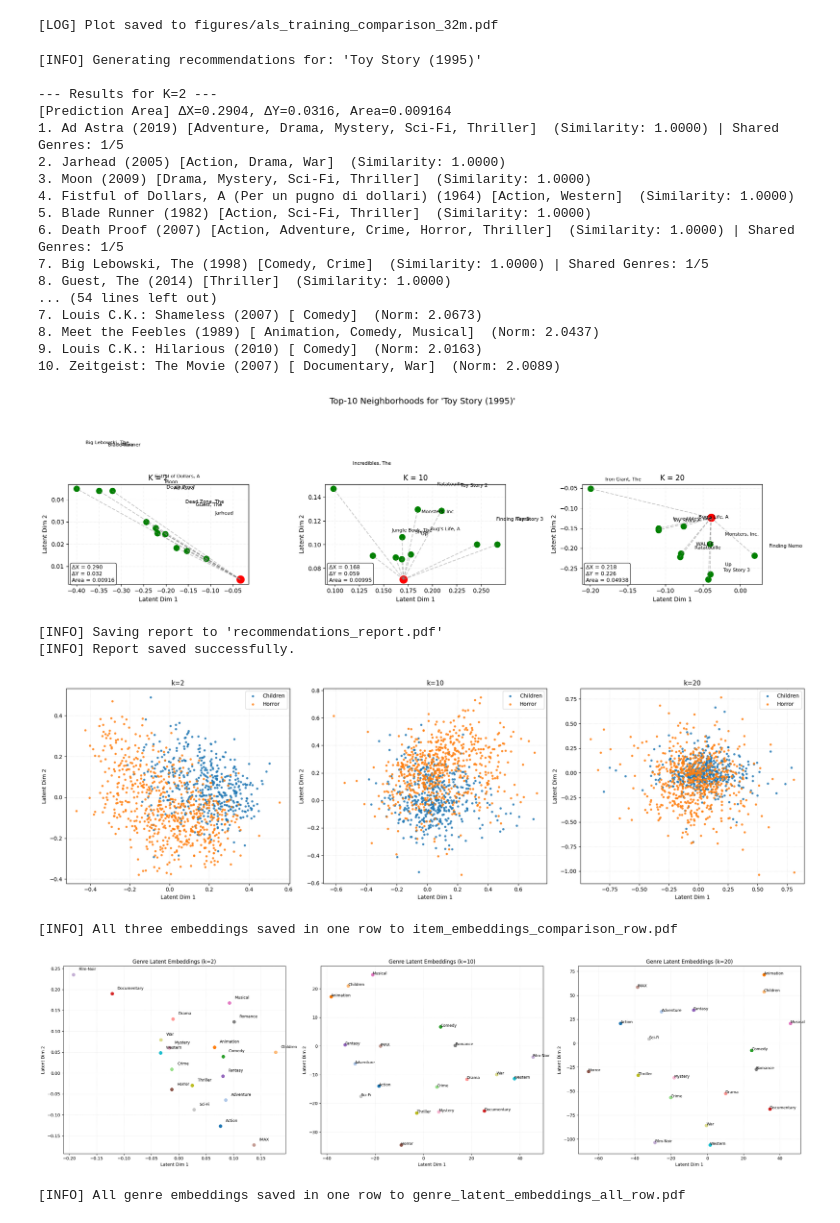
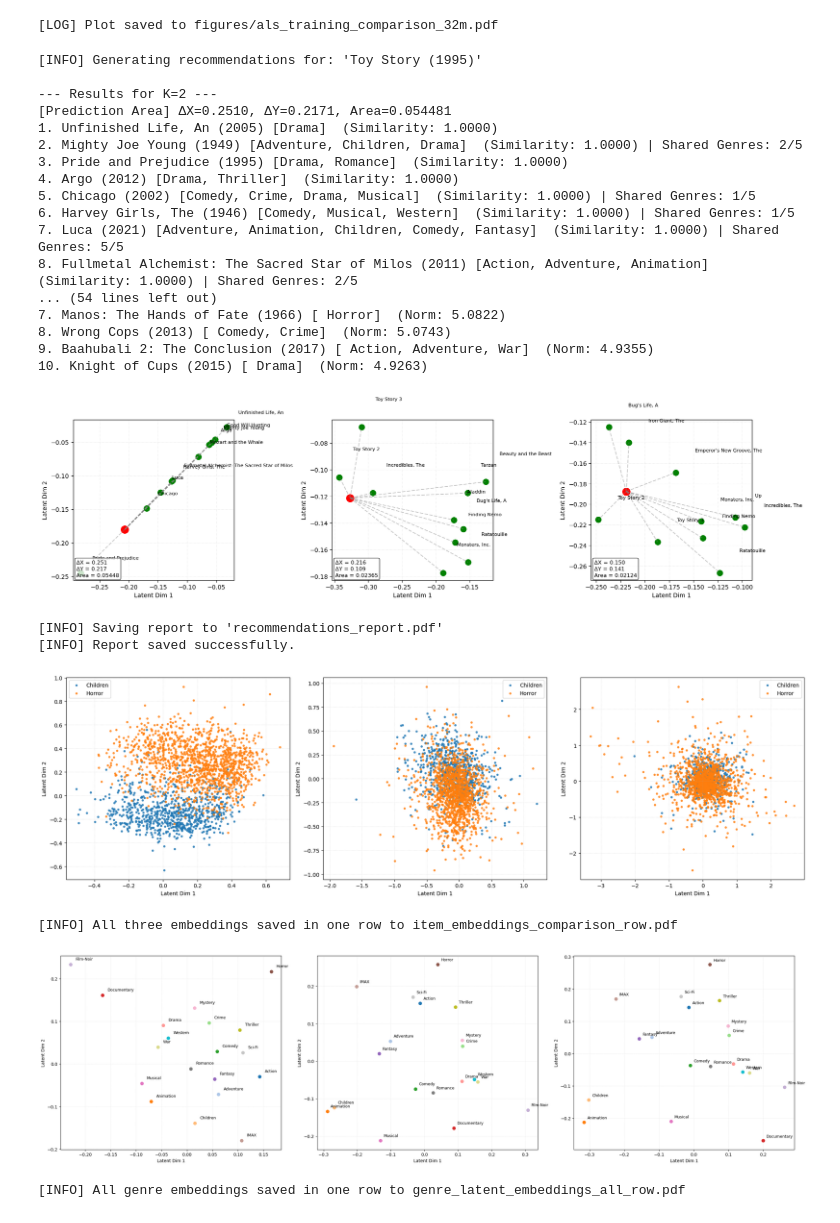
Before and after one commit to DanielAyomide-git/applied-ml-at-scale-aims2025, a Jupyter notebook: Applied_ML_at_scale.ipynb, the cells around one changed output. Saved outputs shown, nothing was run; the diff lists cells and outputs as text; code cells hidden in the pictures.

```diff
--- a/Applied_ML_at_scale.ipynb
+++ b/Applied_ML_at_scale.ipynb
@@ -699,7 +699,7 @@ if 'movie_counts' not in locals():
     print("[INFO] Calculating movie popularity...")
     movie_counts = np.array([len(ratings) for ratings in df.data_by_movie])
 
-MIN_RATINGS = 500
+MIN_RATINGS = 100
 MIN_NORM = 0.0
 
 # -------------------------------------------
@@ -819,7 +819,8 @@ def plot_zoomed_top10_across_models(models, df, movie_counts, target_id, top_n=1
         ax.set_ylabel("Latent Dim 2")
         ax.grid(True, linestyle=":", alpha=0.3)
 
-    fig.suptitle(f" Top-10 Neighborhoods for '{target_title}'", fontsize=14)
+    # fig.suptitle(f" Top-10 Neighborhoods for '{target_title}'", fontsize=14)
+
 
     plt.tight_layout()
 
@@ -933,21 +934,21 @@ print("[INFO] Report saved successfully.")
 [INFO] Generating recommendations for: 'Toy Story (1995)'
 
 --- Results for K=2 ---
-[Prediction Area] ΔX=0.2904, ΔY=0.0316, Area=0.009164
-1. Ad Astra (2019) [Adventure, Drama, Mystery, Sci-Fi, Thriller]  (Similarity: 1.0000) | Shared Genres: 1/5
-2. Jarhead (2005) [Action, Drama, War]  (Similarity: 1.0000)
-3. Moon (2009) [Drama, Mystery, Sci-Fi, Thriller]  (Similarity: 1.0000)
-4. Fistful of Dollars, A (Per un pugno di dollari) (1964) [Action, Western]  (Similarity: 1.0000)
-5. Blade Runner (1982) [Action, Sci-Fi, Thriller]  (Similarity: 1.0000)
-6. Death Proof (2007) [Action, Adventure, Crime, Horror, Thriller]  (Similarity: 1.0000) | Shared Genres: 1/5
-7. Big Lebowski, The (1998) [Comedy, Crime]  (Similarity: 1.0000) | Shared Genres: 1/5
-8. Guest, The (2014) [Thriller]  (Similarity: 1.0000)
+[Prediction Area] ΔX=0.2510, ΔY=0.2171, Area=0.054481
+1. Unfinished Life, An (2005) [Drama]  (Similarity: 1.0000)
+2. Mighty Joe Young (1949) [Adventure, Children, Drama]  (Similarity: 1.0000) | Shared Genres: 2/5
+3. Pride and Prejudice (1995) [Drama, Romance]  (Similarity: 1.0000)
+4. Argo (2012) [Drama, Thriller]  (Similarity: 1.0000)
+5. Chicago (2002) [Comedy, Crime, Drama, Musical]  (Similarity: 1.0000) | Shared Genres: 1/5
+6. Harvey Girls, The (1946) [Comedy, Musical, Western]  (Similarity: 1.0000) | Shared Genres: 1/5
+7. Luca (2021) [Adventure, Animation, Children, Comedy, Fantasy]  (Similarity: 1.0000) | Shared Genres: 5/5
+8. Fullmetal Alchemist: The Sacred Star of Milos (2011) [Action, Adventure, Animation]  (Similarity: 1.0000) | Shared Genres: 2/5
 ... (54 lines left out)
-7. Louis C.K.: Shameless (2007) [ Comedy]  (Norm: 2.0673)
-8. Meet the Feebles (1989) [ Animation, Comedy, Musical]  (Norm: 2.0437)
-9. Louis C.K.: Hilarious (2010) [ Comedy]  (Norm: 2.0163)
-10. Zeitgeist: The Movie (2007) [ Documentary, War]  (Norm: 2.0089)
+7. Manos: The Hands of Fate (1966) [ Horror]  (Norm: 5.0822)
+8. Wrong Cops (2013) [ Comedy, Crime]  (Norm: 5.0743)
+9. Baahubali 2: The Conclusion (2017) [ Action, Adventure, War]  (Norm: 4.9355)
+10. Knight of Cups (2015) [ Drama]  (Norm: 4.9263)
-[figure, old version]
+[figure, new version]
 [INFO] Saving report to 'recommendations_report.pdf'
 [INFO] Report saved successfully.
 # %%
@@ -958,9 +959,9 @@ from sklearn.decomposition import PCA
 import pickle
 
 # -------------------------------------------
-# CONFIG
+#
 # -------------------------------------------
-MIN_RATINGS = 500
+MIN_RATINGS = 100
 GENRE_A = "Children"
 GENRE_B = "Horror"
 
@@ -1016,34 +1017,34 @@ model_paths = {
     10: "models/als_model_k10.pkl",
     20: "models/als_model_k20.pkl",
 }
 
 models = {}
 for k, path in model_paths.items():
     with open(path, "rb") as f:
         models[k] = pickle.load(f)
 
 # -------------------------------------------
 # CREATE ONE FIGURE WITH 3 SUBPLOTS
 # -------------------------------------------
 fig, axes = plt.subplots(1, 3, figsize=(20, 6))  # 1 row, 3 columns
 
 for ax, k in zip(axes, [2, 10, 20]):
     title = f"k={k}"
     plot_embedding_on_ax(models[k], df, movie_counts, ax, title=title)
 
 plt.tight_layout()
 
 # SAVE TO PDF
 pdf_path = "item_embeddings_comparison_row.pdf"
 with PdfPages(pdf_path) as pdf:
     pdf.savefig(fig)
 
 plt.show()
 plt.close(fig)
 
 print(f"[INFO] All three embeddings saved in one row to {pdf_path}")
 # %% [output]
-[figure, old version]
+[figure, new version]
 [INFO] All three embeddings saved in one row to item_embeddings_comparison_row.pdf
 # %%
 import numpy as np
@@ -1054,26 +1055,26 @@ import pickle
 
 from sklearn.manifold import TSNE
 
-def project_to_2d(emb_matrix):
-    if emb_matrix.shape[1] > 2:
-        # Use t-SNE for better separation
-        tsne = TSNE(n_components=2, random_state=42, perplexity=5)
-        emb_2d = tsne.fit_transform(emb_matrix)
-    else:
-        emb_2d = emb_matrix
-    return emb_2d
+# def project_to_2d(emb_matrix):
+#     if emb_matrix.shape[1] > 2:
+#         # Use t-SNE for better separation
+#         tsne = TSNE(n_components=2, random_state=42, perplexity=5)
+#         emb_2d = tsne.fit_transform(emb_matrix)
+#     else:
+#         emb_2d = emb_matrix
+#     return emb_2d
 
 
-# def project_to_2d(emb_matrix):
-#     """Project embeddings to 2D using PCA"""
-#     if emb_matrix.shape[1] > 2:
-#         pca = PCA(n_components=2)
-#         return pca.fit_transform(emb_matrix)
-#     return emb_matrix
+def project_to_2d(emb_matrix):
+    """Project embeddings to 2D using PCA"""
+    if emb_matrix.shape[1] > 2:
+        pca = PCA(n_components=2)
+        return pca.fit_transform(emb_matrix)
+    return emb_matrix
 # -------------------------------------------
 # CONFIG
 # -------------------------------------------
-MIN_RATINGS = 500
+MIN_RATINGS = 1000
 
 # -------------------------------------------
 # GET ALL GENRES FROM DATA
@@ -1173,7 +1174,7 @@ plt.close(fig)
 
 print(f"[INFO] All genre embeddings saved in one row to {pdf_path}")
 # %% [output]
-[figure, old version]
+[figure, new version]
 [INFO] All genre embeddings saved in one row to genre_latent_embeddings_all_row.pdf
 # %%
 import numpy as np
```
Also changed, not shown: parts of 4 cells of this notebook, 11 other files.
